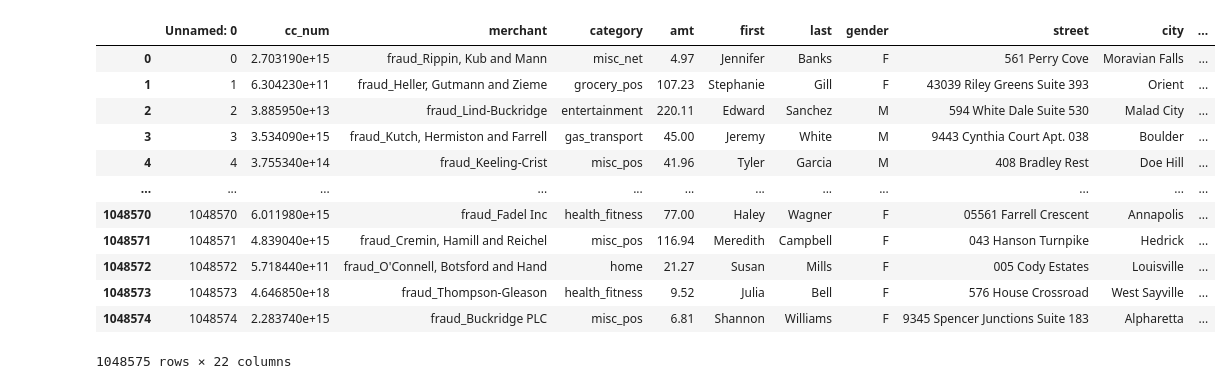
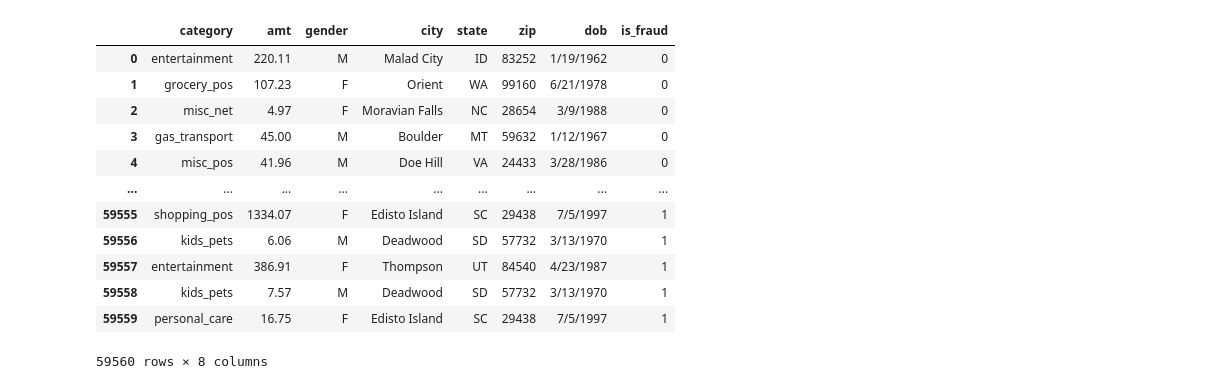
Before and after one commit to agarciduenas/Fraud_Bot, a Jupyter notebook: collecting_data1.ipynb, the cells around one changed output. Saved outputs shown, nothing was run; the diff lists cells and outputs as text; code cells hidden in the pictures.

```diff
--- a/collecting_data1.ipynb
+++ b/collecting_data1.ipynb
@@ -10,16 +10,9 @@ from sklearn.preprocessing import OneHotEncoder, StandardScaler
 from sklearn.model_selection import train_test_split
 # %%
 # Load in the CSV data into a DataFrame
-chunk_size = 300000
-batch_num = 1
-
-for chunk in pd.read_csv("fraud_train_data.csv",chunksize=chunk_size):
-    chunk.to_csv("fraud_train_data"+ str(batch_num)+ ".csv", index=False)
-    batch_num +=1
-
-
-#fraud_df = pd.read_csv("./_data/fraud_train_data.csv",chuncksize=1000, low_memory=True)
-
+fraud_df = pd.read_csv(
+    Path("./_data/card_transaction_data.csv")
+)
 # Display head and tail of the dataframe
-print(fraud_df)
+fraud_df
 # %% [output]
@@ -47,22 +53,27 @@ dtype: object
 # %%
 # Drop the "trans_date_trans_time" column from the DataFrame
-fraud_df = fraud_df.drop(columns=["trans_date_trans_time"]).copy()
+fraud_df = fraud_df.drop(
+    columns=[
+        "merchant","trans_date_trans_time","cc_num","first","last","street","lat","long","city_pop","job","trans_num","unix_time","merch_lat","merch_long"
+        ]
+).copy()
 
+# Review the DataFrame
 fraud_df
 # %% [output]
-|  | Unnamed: 0 | cc_num | merchant | category | amt | first | last | gender | street | city | ... |
-| 0 | 0 | 2.703190e+15 | fraud_Rippin, Kub and Mann | misc_net | 4.97 | Jennifer | Banks | F | 561 Perry Cove | Moravian Falls | ... |
-| 1 | 1 | 6.304230e+11 | fraud_Heller, Gutmann and Zieme | grocery_pos | 107.23 | Stephanie | Gill | F | 43039 Riley Greens Suite 393 | Orient | ... |
-| 2 | 2 | 3.885950e+13 | fraud_Lind-Buckridge | entertainment | 220.11 | Edward | Sanchez | M | 594 White Dale Suite 530 | Malad City | ... |
-| 3 | 3 | 3.534090e+15 | fraud_Kutch, Hermiston and Farrell | gas_transport | 45.00 | Jeremy | White | M | 9443 Cynthia Court Apt. 038 | Boulder | ... |
-| 4 | 4 | 3.755340e+14 | fraud_Keeling-Crist | misc_pos | 41.96 | Tyler | Garcia | M | 408 Bradley Rest | Doe Hill | ... |
-| ... | ... | ... | ... | ... | ... | ... | ... | ... | ... | ... | ... |
-| 1048570 | 1048570 | 6.011980e+15 | fraud_Fadel Inc | health_fitness | 77.00 | Haley | Wagner | F | 05561 Farrell Crescent | Annapolis | ... |
-| 1048571 | 1048571 | 4.839040e+15 | fraud_Cremin, Hamill and Reichel | misc_pos | 116.94 | Meredith | Campbell | F | 043 Hanson Turnpike | Hedrick | ... |
-| 1048572 | 1048572 | 5.718440e+11 | fraud_O'Connell, Botsford and Hand | home | 21.27 | Susan | Mills | F | 005 Cody Estates | Louisville | ... |
-| 1048573 | 1048573 | 4.646850e+18 | fraud_Thompson-Gleason | health_fitness | 9.52 | Julia | Bell | F | 576 House Crossroad | West Sayville | ... |
-| 1048574 | 1048574 | 2.283740e+15 | fraud_Buckridge PLC | misc_pos | 6.81 | Shannon | Williams | F | 9345 Spencer Junctions Suite 183 | Alpharetta | ... |
+|  | category | amt | gender | city | state | zip | dob | is_fraud |
+| 0 | entertainment | 220.11 | M | Malad City | ID | 83252 | 1/19/1962 | 0 |
+| 1 | grocery_pos | 107.23 | F | Orient | WA | 99160 | 6/21/1978 | 0 |
+| 2 | misc_net | 4.97 | F | Moravian Falls | NC | 28654 | 3/9/1988 | 0 |
+| 3 | gas_transport | 45.00 | M | Boulder | MT | 59632 | 1/12/1967 | 0 |
+| 4 | misc_pos | 41.96 | M | Doe Hill | VA | 24433 | 3/28/1986 | 0 |
+| ... | ... | ... | ... | ... | ... | ... | ... | ... |
+| 59555 | shopping_pos | 1334.07 | F | Edisto Island | SC | 29438 | 7/5/1997 | 1 |
+| 59556 | kids_pets | 6.06 | M | Deadwood | SD | 57732 | 3/13/1970 | 1 |
+| 59557 | entertainment | 386.91 | F | Thompson | UT | 84540 | 4/23/1987 | 1 |
+| 59558 | kids_pets | 7.57 | M | Deadwood | SD | 57732 | 3/13/1970 | 1 |
+| 59559 | personal_care | 16.75 | F | Edisto Island | SC | 29438 | 7/5/1997 | 1 |
-1048575 rows × 22 columns
+59560 rows × 8 columns
 # %%
 # Create a list of categorical values
 catergorical_variables = list(fraud_df.dtypes[fraud_df.dtypes =="object"].index)
```
Also changed, not shown: parts of 14 cells of this notebook, 1 other file.
